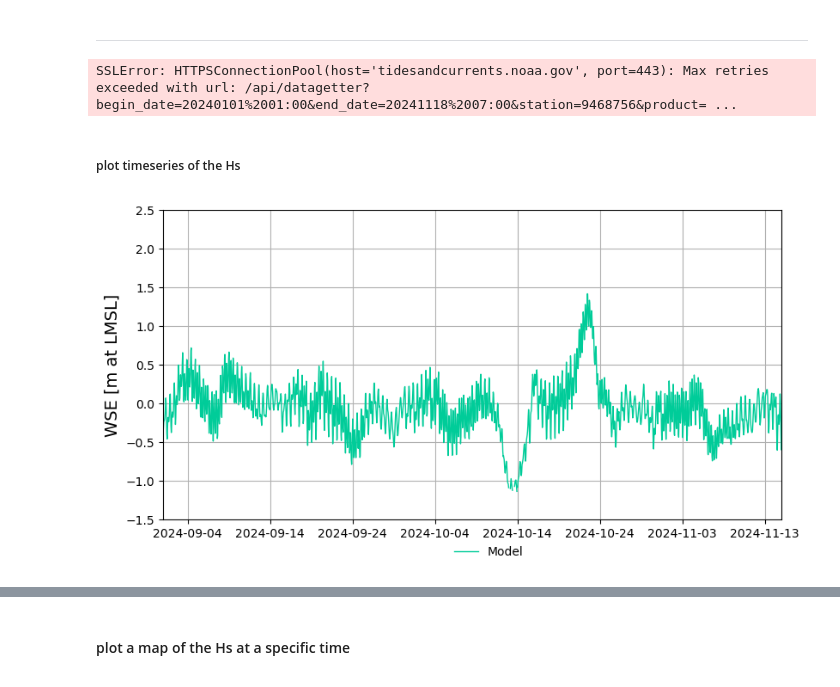
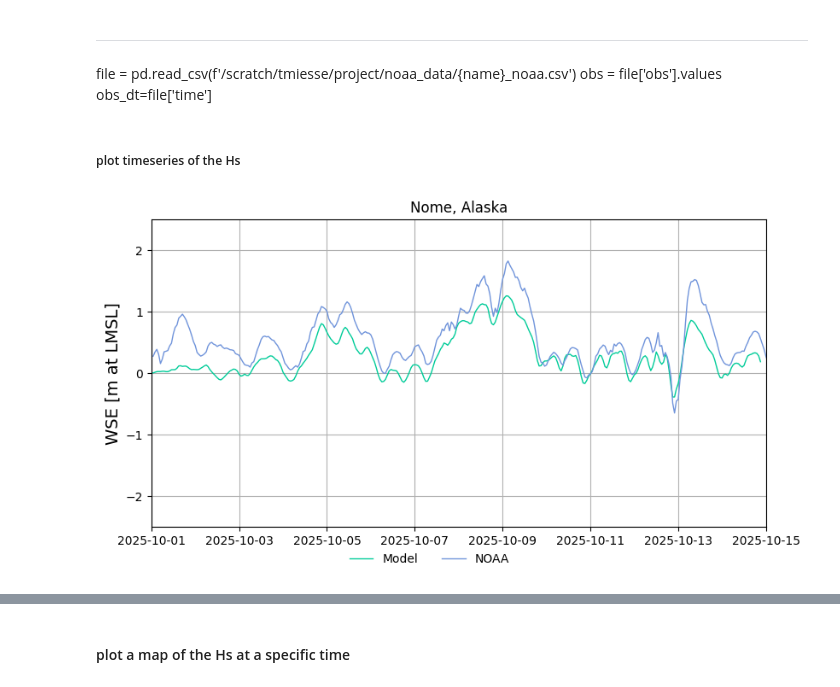
Before and after one commit to tmiesse/arctic_storm, a Jupyter notebook: storm_analysis.ipynb, the cells around one changed output, grey strips where cells are left out. Drawn from its saved outputs; the diff is of its cells as text; code cells hidden in the pictures.

```diff
--- a/storm_analysis.ipynb
+++ b/storm_analysis.ipynb
@@ -61,9 +61,9 @@ Download the swan_HS.63.nc from one of the 4 folders
 
 ---
 # %%
-root = pl.Path('/groups/ORC-CLIMATE/fhrl_repo/Arctic_Database/Raw_DATA')
+root = pl.Path('/Users/tmiesse/work/FHRL/arctic/model/test4andre')
 
-ncfile = nc4.Dataset(root / '2024' /'outputs' / 'fort.63.nc')
+ncfile = nc4.Dataset(root /'outputs' / 'fort.63.nc')
 # %% [markdown]
 #### Read metadata within netcdf file
 # %%
@@ -83,21 +82,19 @@ stations = {'prudhoe':{'id':9497645,'lat':70.401494,'lon':-148.544782},
 # %%
 name = 'nome'
 station = stations[name]['id']
-start,end = pd.to_datetime('2024-01-01 01:00').strftime('%Y%m%d %H:%M'),dt[-1000].strftime('%Y%m%d %H:%M')#pd.to_datetime('2019-01-01 01:00').strftime('%Y%m%d %H:%M')
+start,end = pd.to_datetime('2025-10-01 01:00').strftime('%Y%m%d %H:%M'),pd.to_datetime('2025-10-21 01:00').strftime('%Y%m%d %H:%M')
 file = json.loads(noaa_data(start,end,station,vdatum='MSL',interval='6',product='hourly_height'))
 
 obs =np.array([float(file['data'][i]['v']) if file['data'][i]['v']!='' else np.nan for i in range(len(file['data']))])
 obs_dt = pd.to_datetime([file['data'][i]['t'] for i in range(len(file['data']))])
-# %% [output]
-SSLError: HTTPSConnectionPool(host='tidesandcurrents.noaa.gov', port=443): Max retries exceeded with url: /api/datagetter?begin_date=20240101%2001:00&end_date=20241118%2007:00&station=9468756&product= ...
-# %%
-file = pd.read_csv(f'/scratch/tmiesse/project/noaa_data/{name}_noaa.csv')
-obs = file['obs'].values
-obs_dt=file['time']
+# %% [markdown]
+file = pd.read_csv(f'/scratch/tmiesse/project/noaa_data/{name}_noaa.csv')
+obs = file['obs'].values
+obs_dt=file['time']
 # %%
 # search for the nearest model node to the location inputted
-obs_lat = 66.257636#stations[name]['lat']
-obs_lon = -166.090238#stations[name]['lon']
+obs_lat = stations[name]['lat']
+obs_lon = stations[name]['lon']
 distances,node_ids = point_lookup(y, x,obs_lat,obs_lon)
 #taylor1 = sm.taylor_statistics(ncfile.variables['zeta'][:,node_ids[0][0]],obs)
 # %% [markdown]
@@ -105,39 +102,39 @@ distances,node_ids = point_lookup(y, x,obs_lat,obs_lon)
 # %%
 # plot parameters to initialize the plot
 #plt.rcParams["font.family"] = "Times New Roman"
 fig = plt.figure(figsize=(8,4))
 colors = ['#00cc99','#ffcc66','#99cc00']
 ax = plt.axes([0,0.,0.9,.9])
 c=0
 
 
 model = ncfile.variables['zeta'][:,node_ids[0][0]]
 ax.plot(dt[:],model,color=colors[c],label='Model',linewidth=1)
 
-#ax.plot(pd.to_datetime(obs_dt),obs,color='#7094db',label='NOAA',linewidth=1)
+ax.plot(pd.to_datetime(obs_dt),obs,color='#7094db',label='NOAA',linewidth=1)
 
 #bbox = dict(boxstyle='round', fc='white', ec='black', alpha=0.5)
 #bias = np.nanmean(obs - model)
 #text = (f'Bias = {bias:.2f} m \n'
 #        f'RMSE = {taylor1["crmsd"][1]:.2f} m')
 
 #ax.text(0.975,0.875,text,fontsize=12,transform=ax.transAxes, horizontalalignment='right',bbox=bbox)
 
 #ax.plot(dt_int,bias,color='#8c8c8c',linestyle='--',label='Bias',linewidth=2)
 
 ax.set_ylabel(r'WSE [m at LMSL]',fontsize=14)
-ax.set_ylim([-1.500001,2.500001])
-dt1 = pd.to_datetime('2024-09-01')
-dt2 = pd.to_datetime('2024-11-15')
+ax.set_ylim([-2.500001,2.500001])
+dt1 = pd.to_datetime('2025-10-01')
+dt2 = pd.to_datetime('2025-10-15')
 ax.set_xlim([dt1,dt2])
 ax.grid(True)
 ax.legend(loc='upper right', bbox_to_anchor=(0.6, -.05),ncol=2,frameon=False,fontsize=10)
-#ax.set_title(name)
+ax.set_title('Nome, Alaska')
 ax.xaxis.set_major_locator(plt.MaxNLocator(8))
-#plt.savefig(f'/Users/tmiesse/work/FHRL/arctic/model/arctic_ocean_coastal_study/figures/{name}_wl.png',dpi=480,bbox_inches='tight',pad_inches=0.1,transparent=True)
+#plt.savefig(f'/Users/tmiesse/work/FHRL/arctic/model/arctic_ocean_coastal_study/figs/figures/{name}_wl_year.png',dpi=480,bbox_inches='tight',pad_inches=0.1,transparent=True)
 plt.show()
 # %% [output]
-[figure, old version]
+[figure, new version]
 # %%
 dt1 = pd.to_datetime('2022-08-29')
 dt2 = pd.to_datetime('2022-9-29')
```
Also changed, not shown: parts of 5 cells of this notebook, 22 other files.
